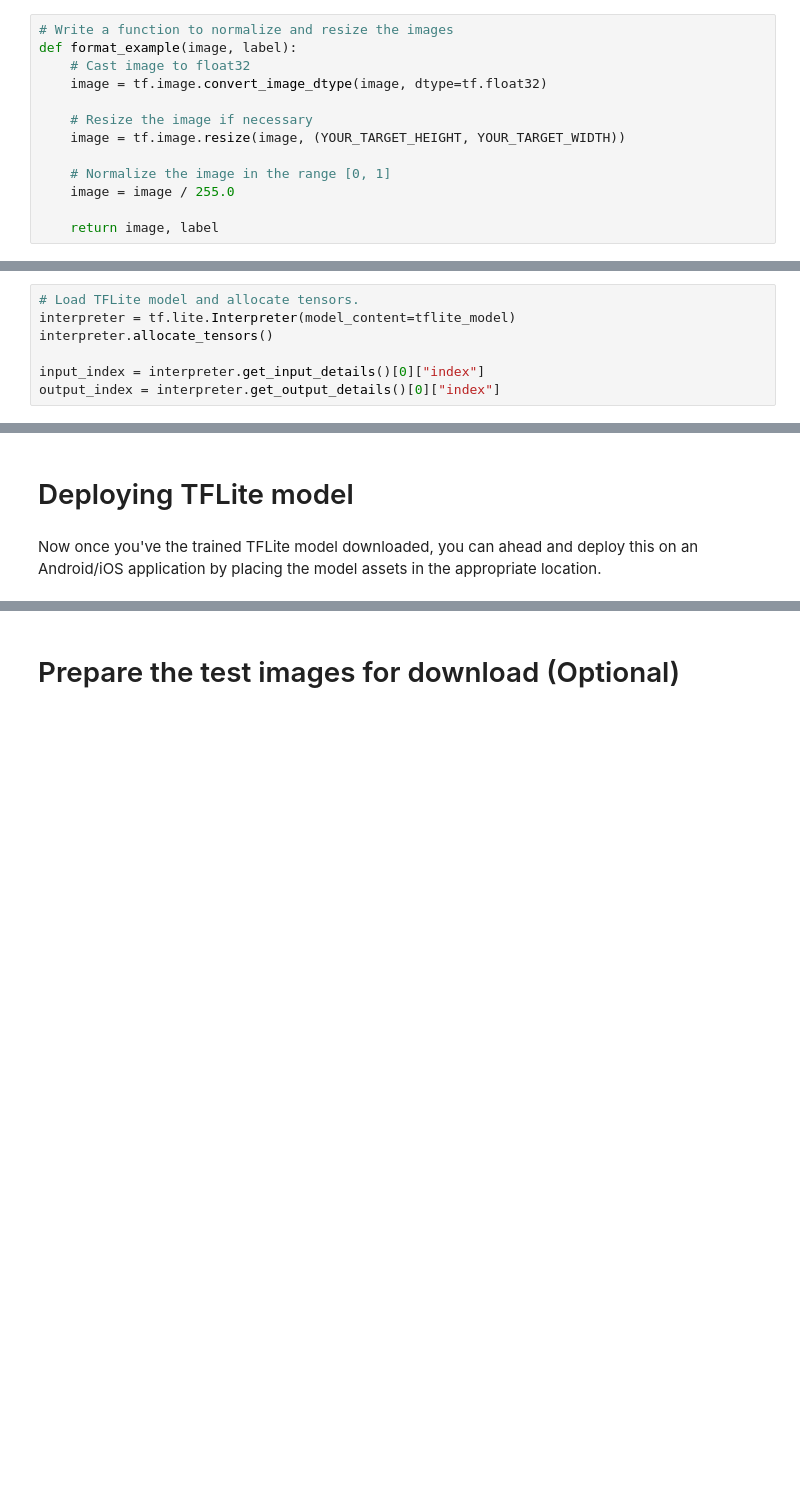
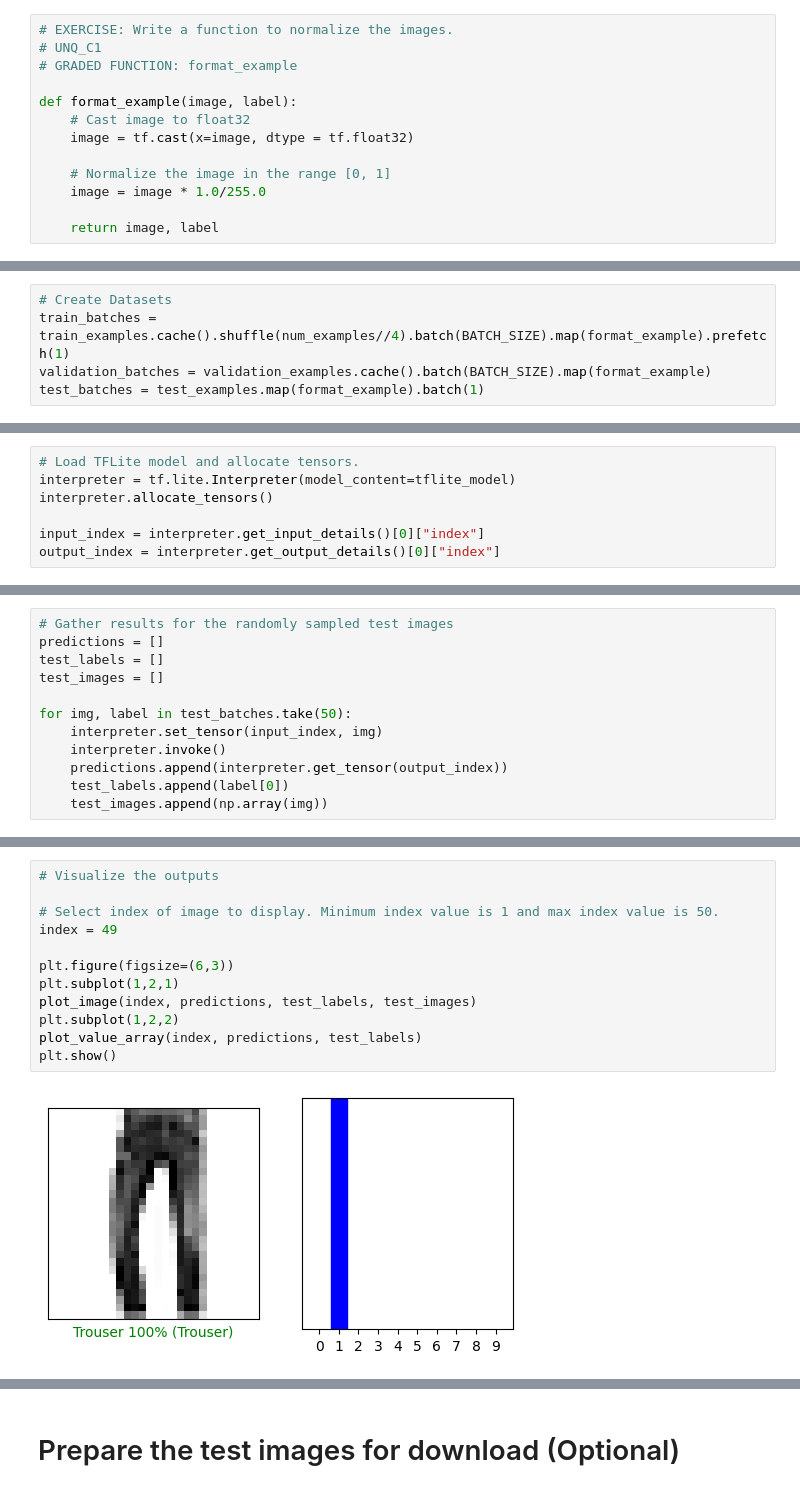
Before and after one commit to nidanafila/Coursera2_TensorFlowDeveloper, a Jupyter notebook: convert_model_to_tflite.ipynb, the cells around one changed output, grey strips where cells are left out. Cells and saved outputs as stored; diff of their text form; blank space fills up the shorter version.

```diff
--- a/convert_model_to_tflite.ipynb
+++ b/convert_model_to_tflite.ipynb
@@ -93,16 +102,16 @@ IMG_SIZE = 28
 # %% [markdown]
 ## Preprocess
 # %%
-# Write a function to normalize and resize the images
+# EXERCISE: Write a function to normalize the images.
+# UNQ_C1
+# GRADED FUNCTION: format_example
+
 def format_example(image, label):
     # Cast image to float32
-    image = tf.image.convert_image_dtype(image, dtype=tf.float32)
-
-    # Resize the image if necessary
-    image = tf.image.resize(image, (YOUR_TARGET_HEIGHT, YOUR_TARGET_WIDTH))
+    image = tf.cast(x=image, dtype = tf.float32)
 
     # Normalize the image in the range [0, 1]
-    image = image / 255.0
+    image = image * 1.0/255.0
 
     return image, label
 # %%
@@ -130,3 +122,8 @@ test_batches = test_examples.map(format_example).batch(batch_size)
+# %%
+# Create Datasets
+train_batches = train_examples.cache().shuffle(num_examples//4).batch(BATCH_SIZE).map(format_example).prefetch(1)
+validation_batches = validation_examples.cache().batch(BATCH_SIZE).map(format_example)
+test_batches = test_examples.map(format_example).batch(1)
 # %% [markdown]
 # Building the model
 # %%
@@ -300 +250,13 @@ plot_images(random_test_images, random_test_labels, predictions, class_names)
+# %%
+# Gather results for the randomly sampled test images
+predictions = []
+test_labels = []
+test_images = []
+
+for img, label in test_batches.take(50):
+    interpreter.set_tensor(input_index, img)
+    interpreter.invoke()
+    predictions.append(interpreter.get_tensor(output_index))
+    test_labels.append(label[0])
+    test_images.append(np.array(img))
 # %%
@@ -372,4 +298,14 @@ except:
-# %% [markdown]
-# Deploying TFLite model
-# %% [markdown]
-Now once you've the trained TFLite model downloaded, you can ahead and deploy this on an Android/iOS application by placing the model assets in the appropriate location.
+# %%
+# Visualize the outputs
+
+# Select index of image to display. Minimum index value is 1 and max index value is 50.
+index = 49
+
+plt.figure(figsize=(6,3))
+plt.subplot(1,2,1)
+plot_image(index, predictions, test_labels, test_images)
+plt.subplot(1,2,2)
+plot_value_array(index, predictions, test_labels)
+plt.show()
+# %% [output]
+[figure, added]
```
Also changed, not shown: parts of 24 cells of this notebook.
